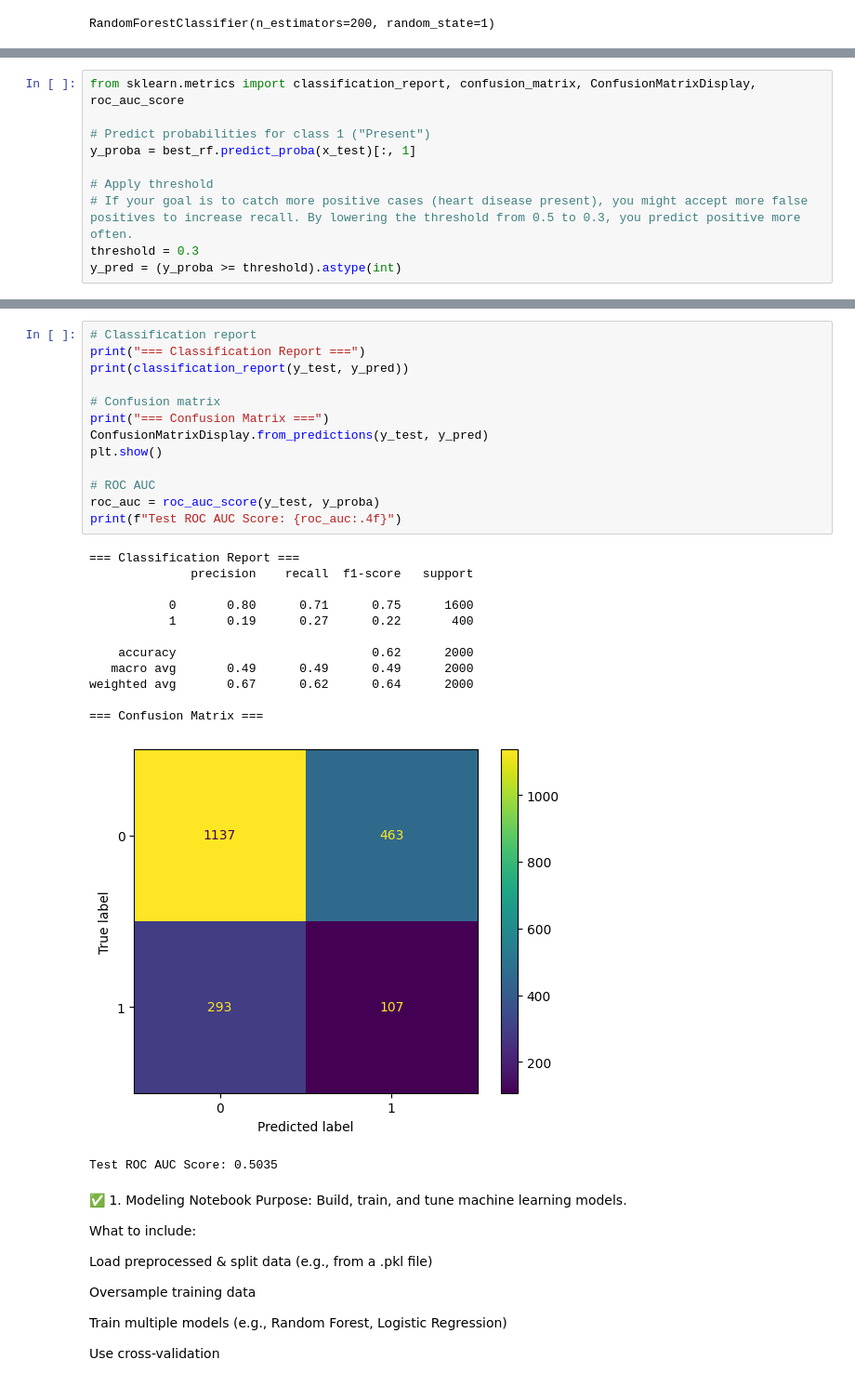
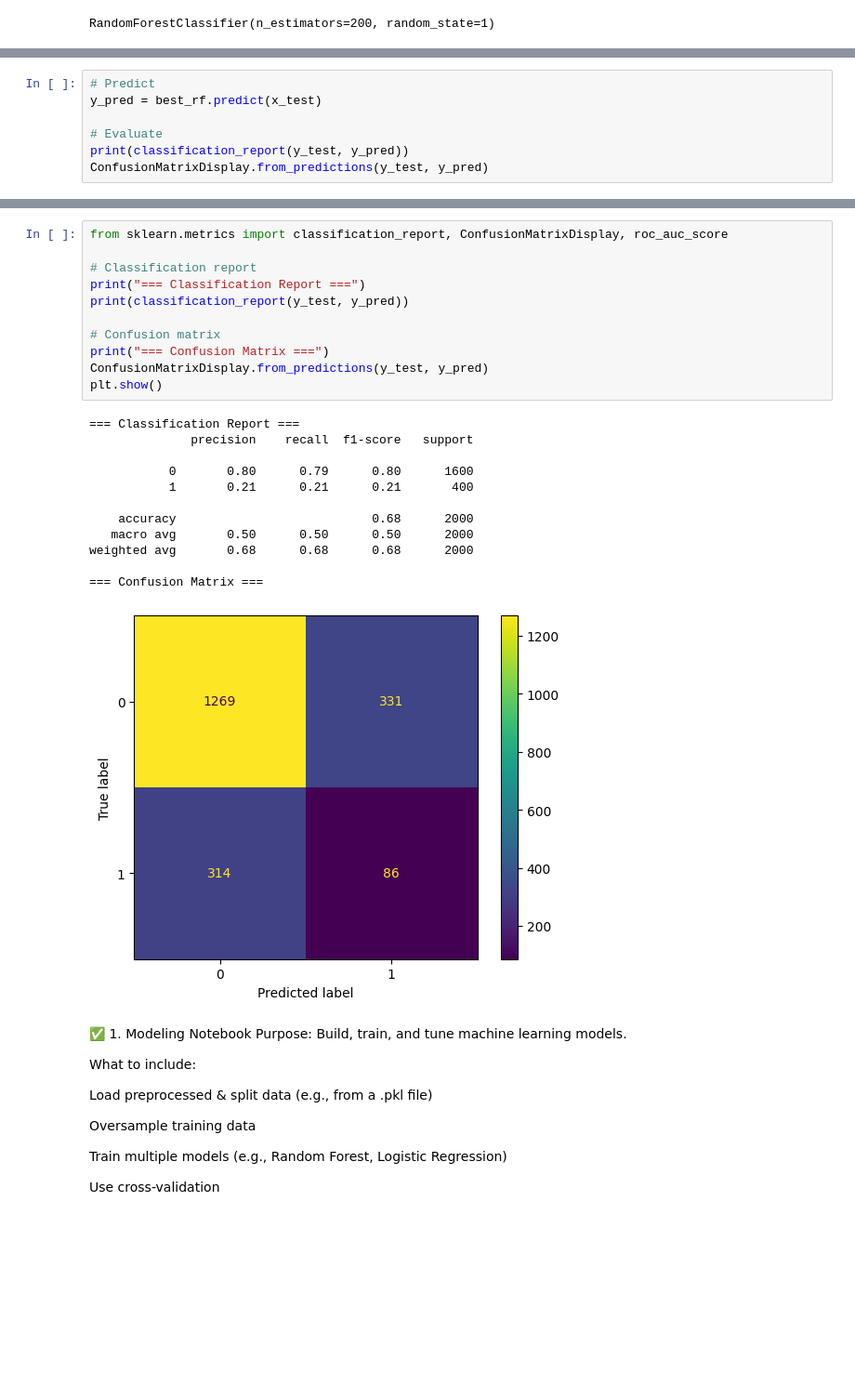
Before and after one commit to Markus8888888/heart-disease-prediction, a Jupyter notebook: notebooks/3_modeling.ipynb, the cells around one changed output, grey strips where cells are left out. Shown at 93% size. Drawn from its saved outputs; the diff is of its cells as text; blank space fills up the shorter version.

```diff
--- a/notebooks/3_modeling.ipynb
+++ b/notebooks/3_modeling.ipynb
@@ -238,10 +217,7 @@ plt.show()
 # %%
-from sklearn.metrics import classification_report, confusion_matrix, ConfusionMatrixDisplay, roc_auc_score
+# Predict
+y_pred = best_rf.predict(x_test)
 
-# Predict probabilities for class 1 ("Present")
-y_proba = best_rf.predict_proba(x_test)[:, 1]
-
-# Apply threshold
-# If your goal is to catch more positive cases (heart disease present), you might accept more false positives to increase recall. By lowering the threshold from 0.5 to 0.3, you predict positive more often.
-threshold = 0.3
-y_pred = (y_proba >= threshold).astype(int)
+# Evaluate
+print(classification_report(y_test, y_pred))
+ConfusionMatrixDisplay.from_predictions(y_test, y_pred)
@@ -248,30 +235,27 @@ y_pred = (y_proba >= threshold).astype(int)
 # %%
+from sklearn.metrics import classification_report, ConfusionMatrixDisplay, roc_auc_score
+
 # Classification report
 print("=== Classification Report ===")
 print(classification_report(y_test, y_pred))
 
 # Confusion matrix
 print("=== Confusion Matrix ===")
 ConfusionMatrixDisplay.from_predictions(y_test, y_pred)
 plt.show()
-
-# ROC AUC
-roc_auc = roc_auc_score(y_test, y_proba)
-print(f"Test ROC AUC Score: {roc_auc:.4f}")
 # %% [output]
 === Classification Report ===
               precision    recall  f1-score   support
 
-           0       0.80      0.71      0.75      1600
-           1       0.19      0.27      0.22       400
+           0       0.80      0.79      0.80      1600
+           1       0.21      0.21      0.21       400
 
-    accuracy                           0.62      2000
-   macro avg       0.49      0.49      0.49      2000
-weighted avg       0.67      0.62      0.64      2000
+    accuracy                           0.68      2000
+   macro avg       0.50      0.50      0.50      2000
+weighted avg       0.68      0.68      0.68      2000
 
 === Confusion Matrix ===
-[figure, old version]
+[figure, new version]
-Test ROC AUC Score: 0.5035
 # %% [markdown]
 ✅ 1. Modeling Notebook
 Purpose: Build, train, and tune machine learning models.
```
Also changed, not shown: parts of 10 cells of this notebook.
